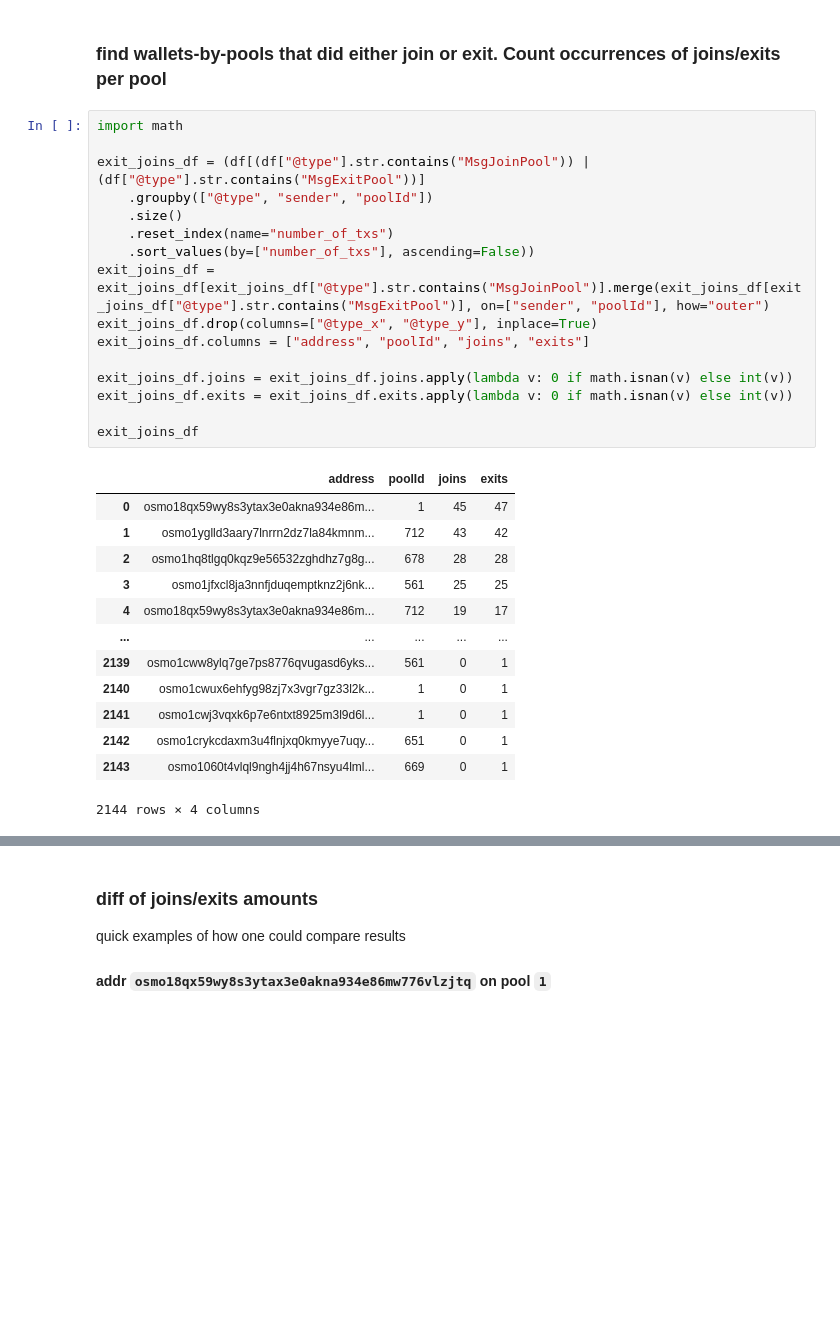
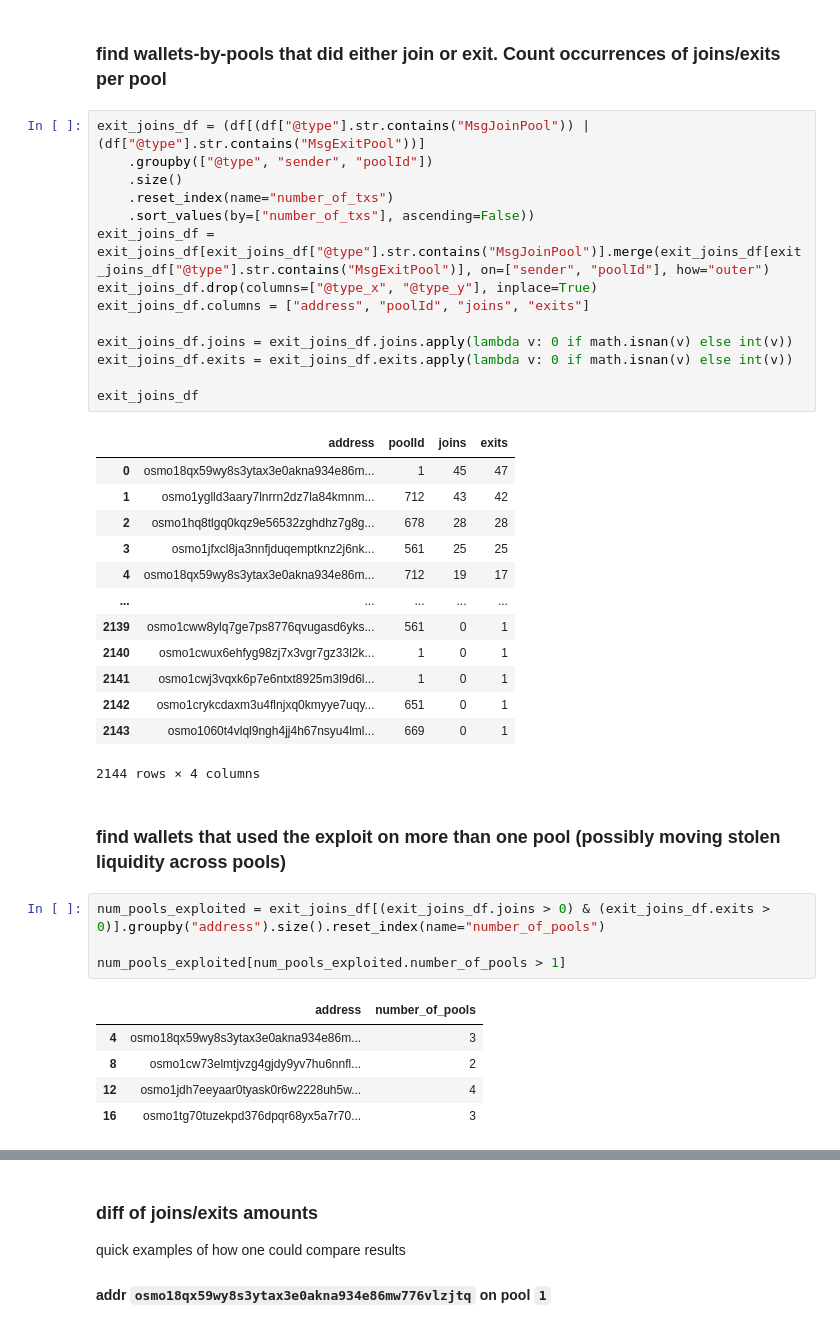
Before and after one commit to niccoloraspa/osmosis-halt-data, a Jupyter notebook: transactions.ipynb, the cells around one changed output, grey strips where cells are left out. Drawn from its saved outputs; the diff is of its cells as text; blank space fills up the shorter version.

```diff
--- a/transactions.ipynb
+++ b/transactions.ipynb
@@ -913,8 +1305,6 @@ df.groupby("@type").size().reset_index(name="number_of_txs")
 # %% [markdown]
 ### find wallets-by-pools that did either join or exit. Count occurrences of joins/exits per pool
 # %%
-import math
-
 exit_joins_df = (df[(df["@type"].str.contains("MsgJoinPool")) | (df["@type"].str.contains("MsgExitPool"))]
     .groupby(["@type", "sender", "poolId"])
     .size()
@@ -942,3 +1332,15 @@ exit_joins_df
 | 2142 | osmo1crykcdaxm3u4flnjxq0kmyye7uqy... | 651 | 0 | 1 |
 | 2143 | osmo1060t4vlql9ngh4jj4h67nsyu4lml... | 669 | 0 | 1 |
 2144 rows × 4 columns
+# %% [markdown]
+### find wallets that used the exploit on more than one pool (possibly moving stolen liquidity across pools)
+# %%
+num_pools_exploited = exit_joins_df[(exit_joins_df.joins > 0) & (exit_joins_df.exits > 0)].groupby("address").size().reset_index(name="number_of_pools")
+
+num_pools_exploited[num_pools_exploited.number_of_pools > 1]
+# %% [output]
+|  | address | number_of_pools |
+| 4 | osmo18qx59wy8s3ytax3e0akna934e86m... | 3 |
+| 8 | osmo1cw73elmtjvzg4gjdy9yv7hu6nnfl... | 2 |
+| 12 | osmo1jdh7eeyaar0tyask0r6w2228uh5w... | 4 |
+| 16 | osmo1tg70tuzekpd376dpqr68yx5a7r70... | 3 |
```
Also changed, not shown: parts of 35 cells of this notebook, 4 other files.
